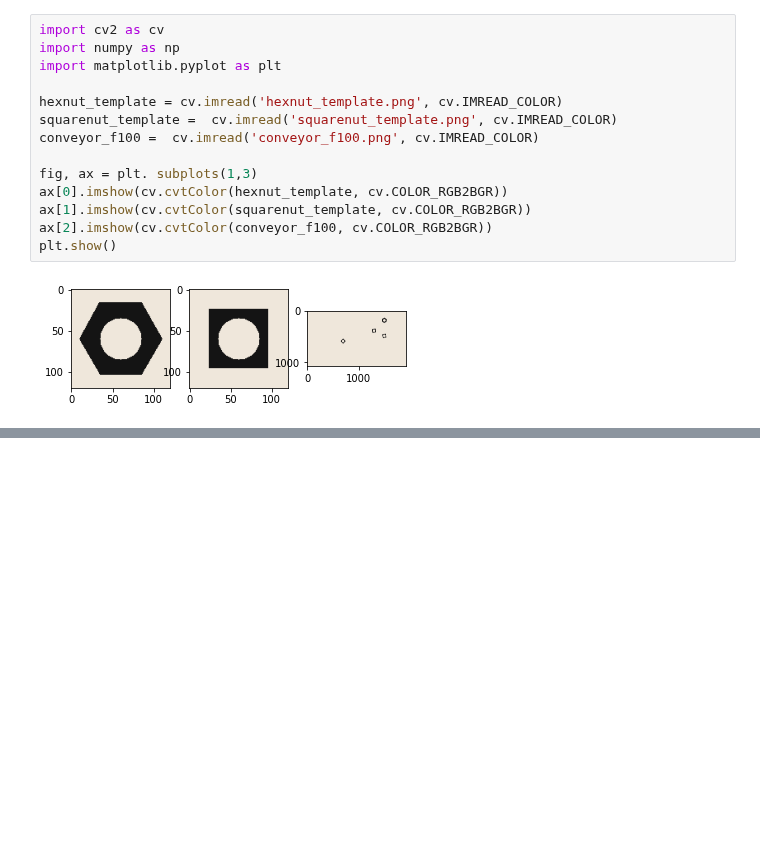
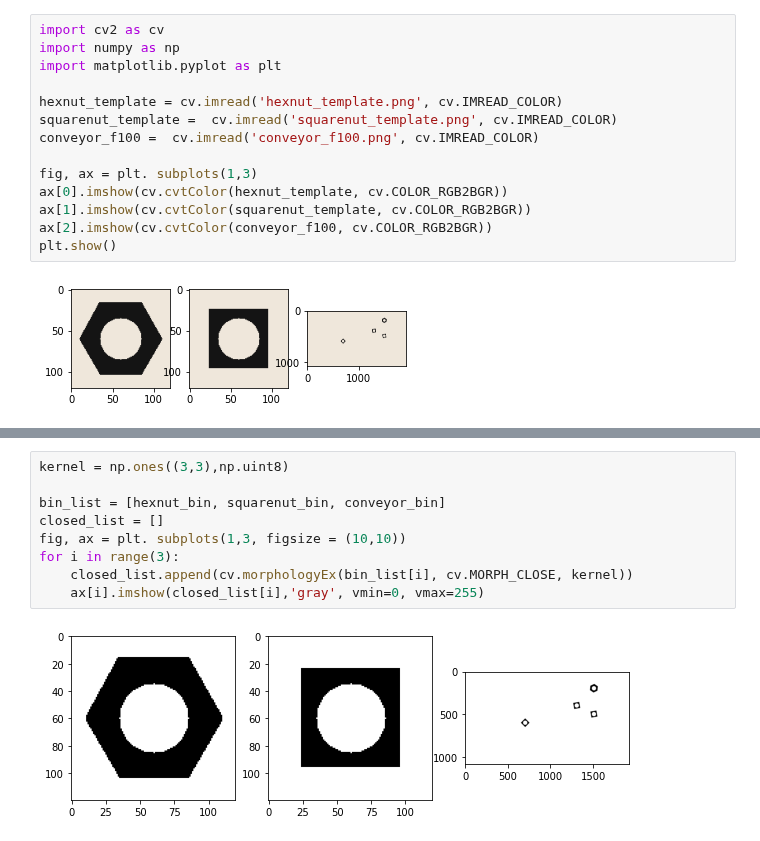
Before and after one commit to NaduniDamsariLiyanage/en_2550, a Jupyter notebook: 190356E_Assingment3.ipynb, the cells around one changed output, grey strips where cells are left out. Cells and saved outputs as stored; diff of their text form; blank space fills up the shorter version.

```diff
--- a/190356E_Assingment3.ipynb
+++ b/190356E_Assingment3.ipynb
@@ -20,0 +40,11 @@ conveyor_gray=cv.cvtColor(conveyor_f100,cv.COLOR_BGR2GRAY)
+# %%
+kernel = np.ones((3,3),np.uint8)
+
+bin_list = [hexnut_bin, squarenut_bin, conveyor_bin]
+closed_list = []
+fig, ax = plt. subplots(1,3, figsize = (10,10))
+for i in range(3):
+    closed_list.append(cv.morphologyEx(bin_list[i], cv.MORPH_CLOSE, kernel))
+    ax[i].imshow(closed_list[i],'gray', vmin=0, vmax=255)
+# %% [output]
+[figure, added]
```
Also changed, not shown: parts of 7 cells of this notebook.
